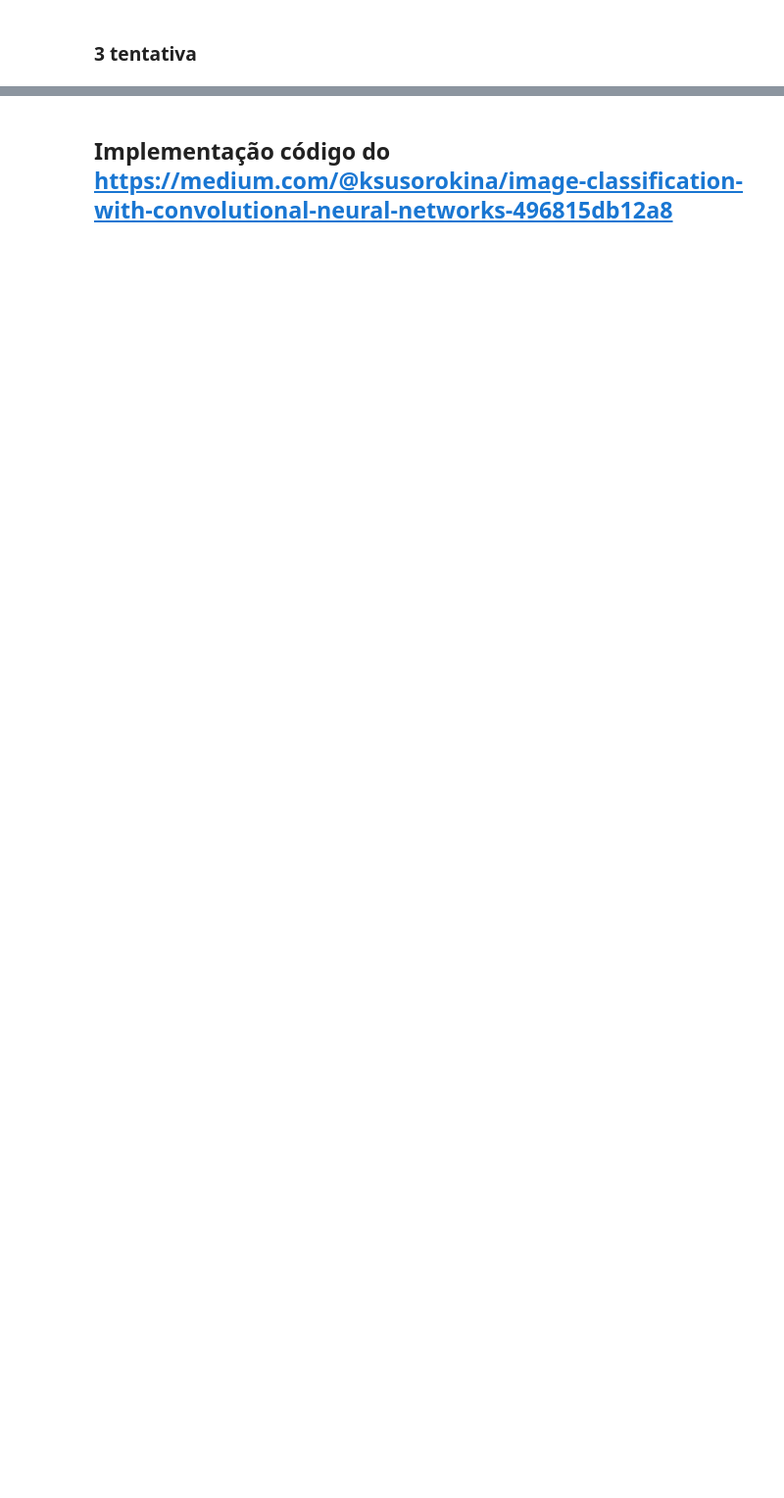
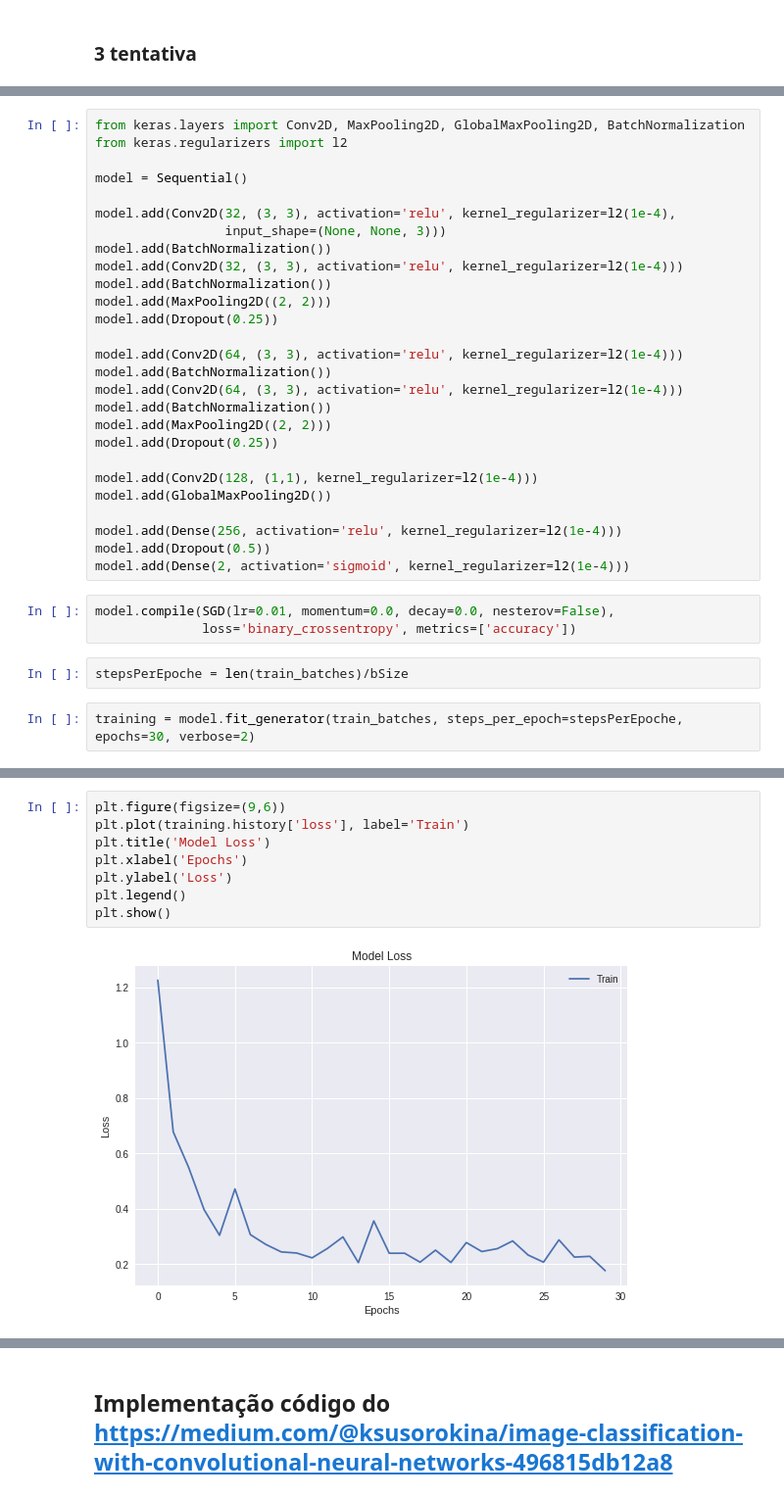
Before and after one commit to FernandaSzAdr/CNN_cromossome, a Jupyter notebook: TesteRedes.ipynb, the cells around one changed output, grey strips where cells are left out. Shown at 98% size. Saved outputs shown, nothing was run; the diff lists cells and outputs as text; blank space fills up the shorter version.

```diff
--- a/TesteRedes.ipynb
+++ b/TesteRedes.ipynb
@@ -237,0 +328,34 @@ model.compile(optimizer='adam', loss='binary_crossentropy', metrics=['accuracy']
+# %%
+from keras.layers import Conv2D, MaxPooling2D, GlobalMaxPooling2D, BatchNormalization
+from keras.regularizers import l2
+
+model = Sequential()
+
+model.add(Conv2D(32, (3, 3), activation='relu', kernel_regularizer=l2(1e-4),
+                 input_shape=(None, None, 3)))
+model.add(BatchNormalization())
+model.add(Conv2D(32, (3, 3), activation='relu', kernel_regularizer=l2(1e-4)))
+model.add(BatchNormalization())
+model.add(MaxPooling2D((2, 2)))
+model.add(Dropout(0.25))
+
+model.add(Conv2D(64, (3, 3), activation='relu', kernel_regularizer=l2(1e-4)))
+model.add(BatchNormalization())
+model.add(Conv2D(64, (3, 3), activation='relu', kernel_regularizer=l2(1e-4)))
+model.add(BatchNormalization())
+model.add(MaxPooling2D((2, 2)))
+model.add(Dropout(0.25))
+
+model.add(Conv2D(128, (1,1), kernel_regularizer=l2(1e-4)))
+model.add(GlobalMaxPooling2D())
+
+model.add(Dense(256, activation='relu', kernel_regularizer=l2(1e-4)))
+model.add(Dropout(0.5))
+model.add(Dense(2, activation='sigmoid', kernel_regularizer=l2(1e-4)))
+# %%
+model.compile(SGD(lr=0.01, momentum=0.0, decay=0.0, nesterov=False),
+              loss='binary_crossentropy', metrics=['accuracy'])
+# %%
+stepsPerEpoche = len(train_batches)/bSize
+# %%
+training = model.fit_generator(train_batches, steps_per_epoch=stepsPerEpoche, epochs=30, verbose=2)
@@ -237,0 +384,10 @@ model.compile(optimizer='adam', loss='binary_crossentropy', metrics=['accuracy']
+# %%
+plt.figure(figsize=(9,6))
+plt.plot(training.history['loss'], label='Train')
+plt.title('Model Loss')
+plt.xlabel('Epochs')
+plt.ylabel('Loss')
+plt.legend()
+plt.show()
+# %% [output]
+[figure, added]
```
Also changed, not shown: parts of 27 cells of this notebook.
